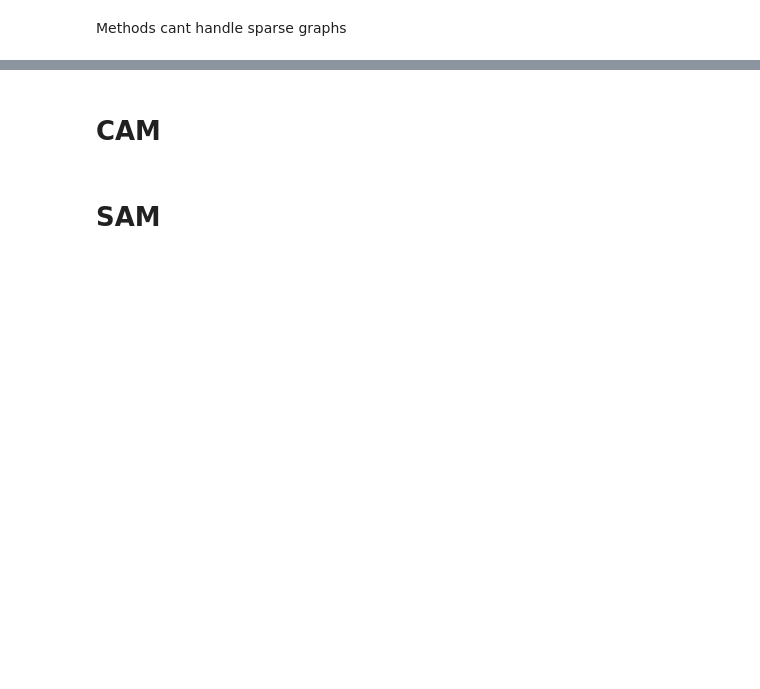
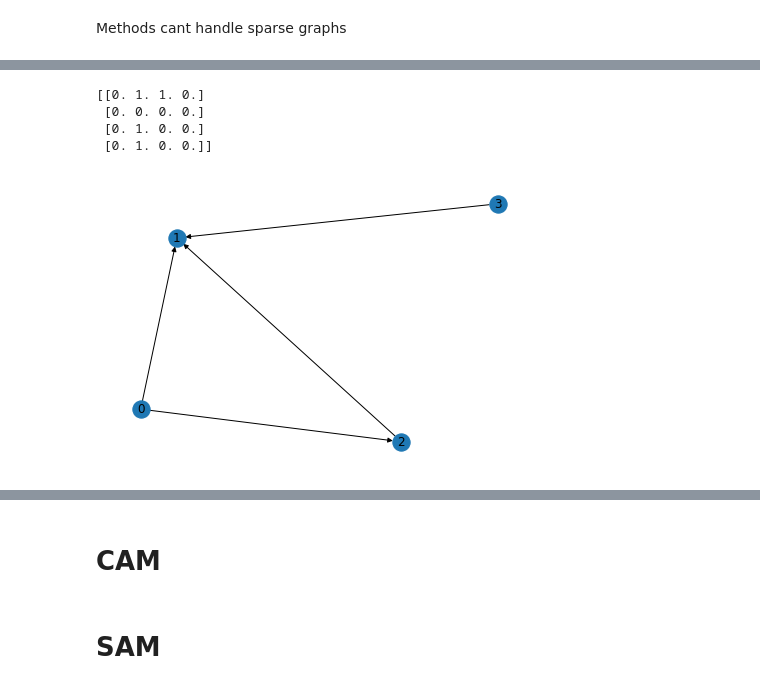
Before and after one commit to jar-ry/dag_gen, a Jupyter notebook: examples/test copy.ipynb, the cells around one changed output, grey strips where cells are left out. Drawn from its saved outputs; the diff is of its cells as text; code cells hidden in the pictures; blank space fills up the shorter version.

```diff
--- a/examples/test copy.ipynb
+++ b/examples/test copy.ipynb
@@ -19,0 +59,21 @@ cdt.SETTINGS.rpath
+# %%
+G = nx.DiGraph()
+G.add_node(0)
+G.add_node(1)
+G.add_node(2)
+G.add_node(3)
+G.add_edge(0, 1)
+G.add_edge(0, 2)
+G.add_edge(2, 1)
+G.add_edge(3, 1)
+
+print(nx.to_numpy_matrix(G))
+# %% [output]
+[[0. 1. 1. 0.]
+ [0. 0. 0. 0.]
+ [0. 1. 0. 0.]
+ [0. 1. 0. 0.]]
+# %%
+nx.draw(G,  with_labels = True)
+# %% [output]
+[figure, added]
```
Also changed, not shown: parts of 3 cells of this notebook, 4 other files.
